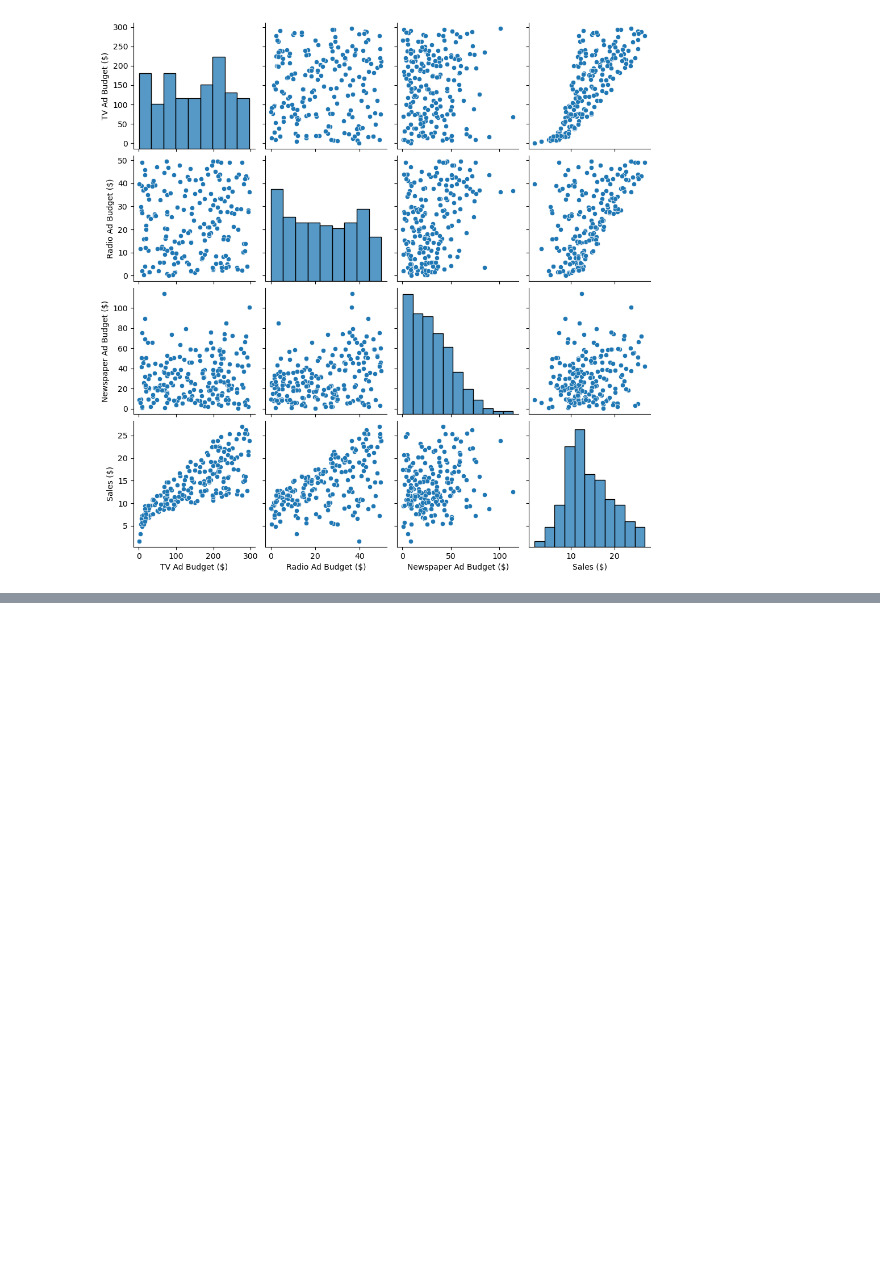
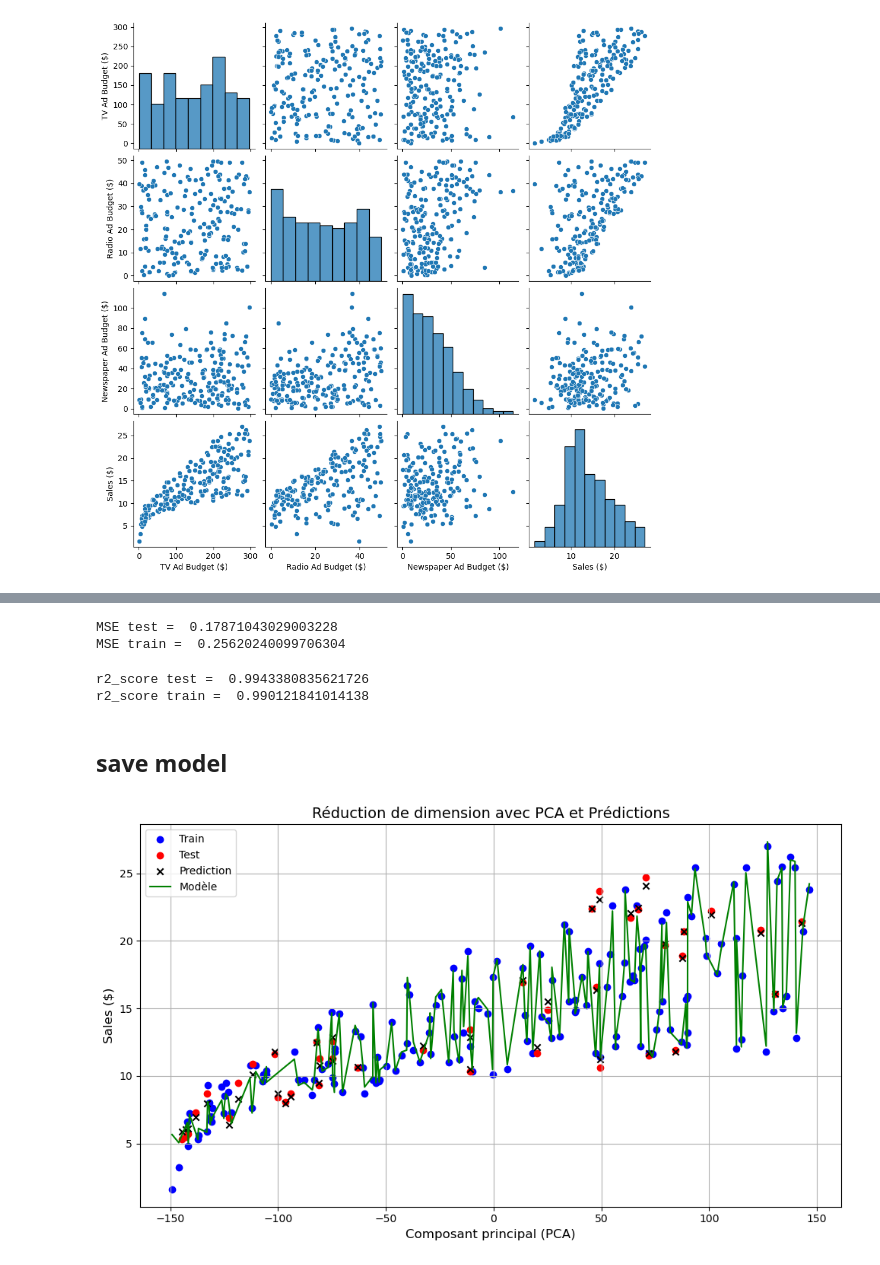
Before and after one commit to Fonocol/Machine-Learning-Project, a Jupyter notebook: notbooks/regression.ipynb, the cells around one changed output, grey strips where cells are left out. Drawn from its saved outputs; the diff is of its cells as text; code cells hidden in the pictures; blank space fills up the shorter version.

```diff
--- a/notbooks/regression.ipynb
+++ b/notbooks/regression.ipynb
@@ -47,0 +184,15 @@ sns.pairplot(sales)
+# %%
+y = sales['Sales ($)'].to_numpy()
+X = sales.drop(['Sales ($)','Newspaper Ad Budget ($)'], axis=1).to_numpy()
+
+X_train, X_test, y_train, y_test = train_test_split(X,y,test_size=0.2,random_state=42)
+
+poly = PolynomialFeatures(3)
+X_train_poly = poly.fit_transform(X_train)
+X_test_poly = poly.transform(X_test)
+
+lr = LinearRegression()
+lr.fit(X_train_poly,y_train)
+
+ypredtest = lr.predict(X_test_poly)
+ypredtrain = lr.predict(X_train_poly)
@@ -47,0 +212,14 @@ sns.pairplot(sales)
+# %%
+print('MSE test = ', mean_squared_error(y_test,ypredtest))
+print('MSE train = ', mean_squared_error(y_train,ypredtrain))
+# %% [output]
+MSE test =  0.17871043029003228
+MSE train =  0.25620240099706304
+# %%
+print('r2_score test = ', r2_score(y_test,ypredtest))
+print('r2_score train = ', r2_score(y_train,ypredtrain))
+# %% [output]
+r2_score test =  0.9943380835621726
+r2_score train =  0.990121841014138
+# %% [markdown]
+## save model
@@ -47,0 +232,27 @@ sns.pairplot(sales)
+# %%
+pca = PCA(n_components=1, random_state=42)
+X_train_pca = pca.fit_transform(X_train)
+X_test_pca = pca.transform(X_test)
+
+df = pd.DataFrame({'X_train_pca': X_train_pca.flatten(), 'ypredtrain': ypredtrain})
+df = df.sort_values(by='X_train_pca')
+
+plt.figure(figsize=(10, 6))
+plt.scatter(X_train_pca, y_train, c='blue', label='Train')
+plt.scatter(X_test_pca, y_test, c='red', label='Test')
+plt.scatter(X_test_pca, ypredtest, c='black', label='Prediction', marker='x')
+
+# Ajout du modele
+plt.plot(df['X_train_pca'], df['ypredtrain'], color='green', label='Modèle')
+
+
+# Configurations du graphe
+plt.title('Réduction de dimension avec PCA et Prédictions', fontsize=14)
+plt.xlabel('Composant principal (PCA)', fontsize=12)
+plt.ylabel('Sales ($)', fontsize=12)
+plt.legend()
+plt.grid(True)
+plt.tight_layout()
+plt.show()
+# %% [output]
+[figure, added]
```
Also changed, not shown: parts of 21 cells of this notebook, 17 other files.
